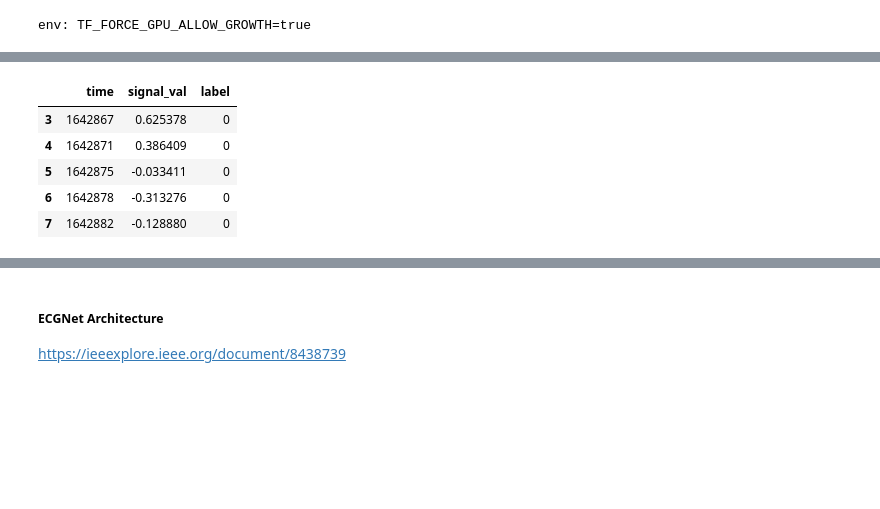
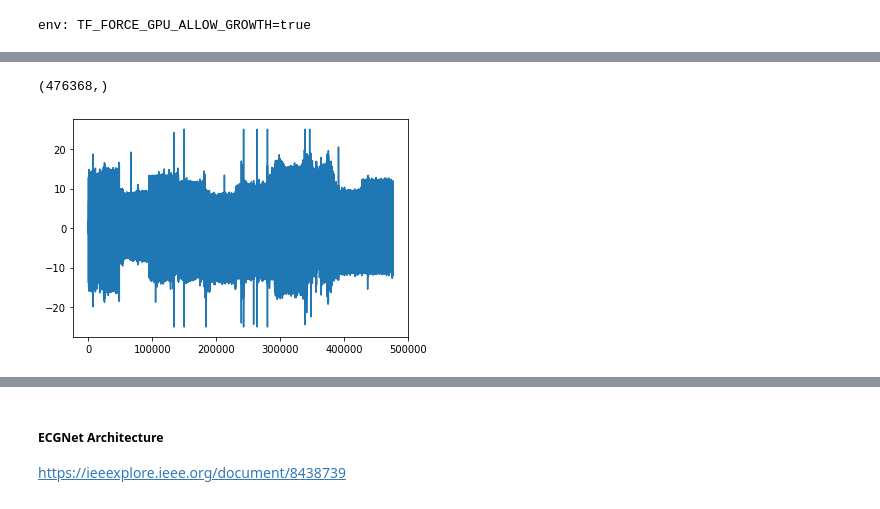
Before and after one commit to the-promised-LAN/ecg_stress_classification, a Jupyter notebook: ecgnet2018.ipynb, the cells around one changed output, grey strips where cells are left out. Cells and saved outputs as stored; diff of their text form; code cells hidden in the pictures; blank space fills up the shorter version.

Commit message:
minor changes: fixed architecture mistakes, ran normalization experiments, added tensorboard callbacks

```diff
--- a/ecgnet2018.ipynb
+++ b/ecgnet2018.ipynb
@@ -63,9 +67,10 @@ def import_train_test_data(data_dir, test_user=None):
             user_num = int(re.findall(r'\d+',filename.split('_')[0])[0]) #get user number
 
             # Check if ignore_user
+            # Ignore first 2 rows/samples in each (garbage data)
             if (user_num != test_user):
-                train = train.append(df)
+                train = train.append(df.iloc[2:])
             else:
-                test = test.append(df)
+                test = test.append(df.iloc[2:])
 
     return train, test
@@ -102,14 +177,17 @@ def time_series_splicing(data, window_size=224):
-# %%
-train_set, test_set = import_train_test_data('IRRlabeldata_3c',test_user=2)
-
-# removing first 2 rows since garbage data
-test_set = test_set.iloc[2:,:]
-train_set = train_set.iloc[2:,:]
-test_set.head()
-# %% [output]
-|  | time | signal_val | label |
-| 3 | 1642867 | 0.625378 | 0 |
-| 4 | 1642871 | 0.386409 | 0 |
-| 5 | 1642875 | -0.033411 | 0 |
-| 6 | 1642878 | -0.313276 | 0 |
-| 7 | 1642882 | -0.128880 | 0 |
+# %%
+# L2 normalization (fit on only train set, transform both train and test)
+l2_normalizer = Normalizer(norm='l2').fit(train_set['signal_val'].to_numpy().reshape(1,-1))
+t= train_set['signal_val'].to_numpy().reshape(1,-1)
+t.shape
+
+plot(t[0,:])
+print(train_set['signal_val'].shape)
+# transform signal_val for both train and test set
+# train_set['signal_val'] = l2_normalizer.transform(train_set['signal_val'])
+# test_set['signal_val'] = l2_normalizer.transform(test_set['signal_val'])
+
+z = l2_normalizer.transform(train_set['signal_val'].to_numpy().reshape(1,-1))
+c = l2_normalizer.transform(test_set['signal_val'].to_numpy().reshape(1,-1))
+# %% [output]
+(476368,)
+[figure, added]
```
Also changed, not shown: parts of 42 cells of this notebook.
